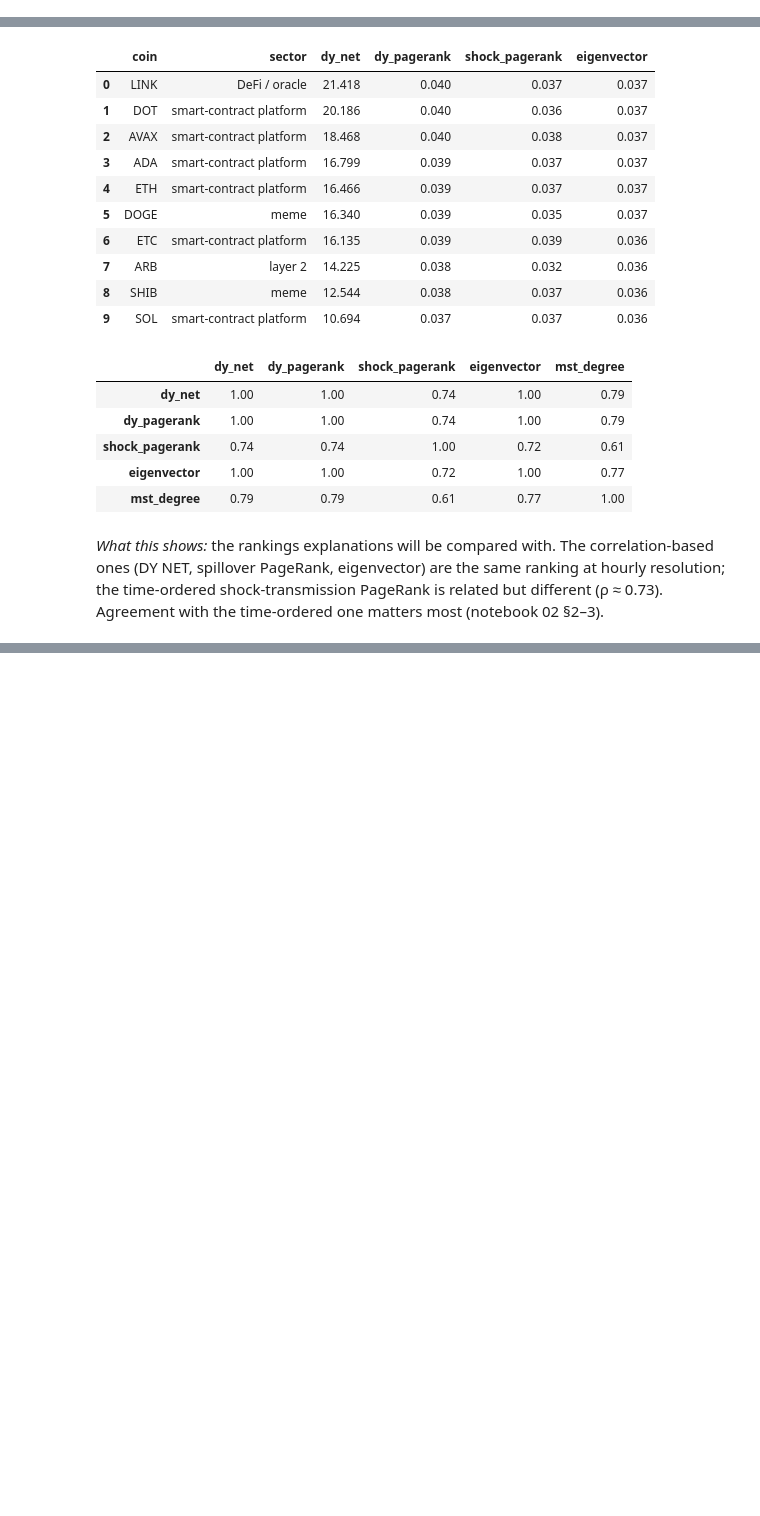
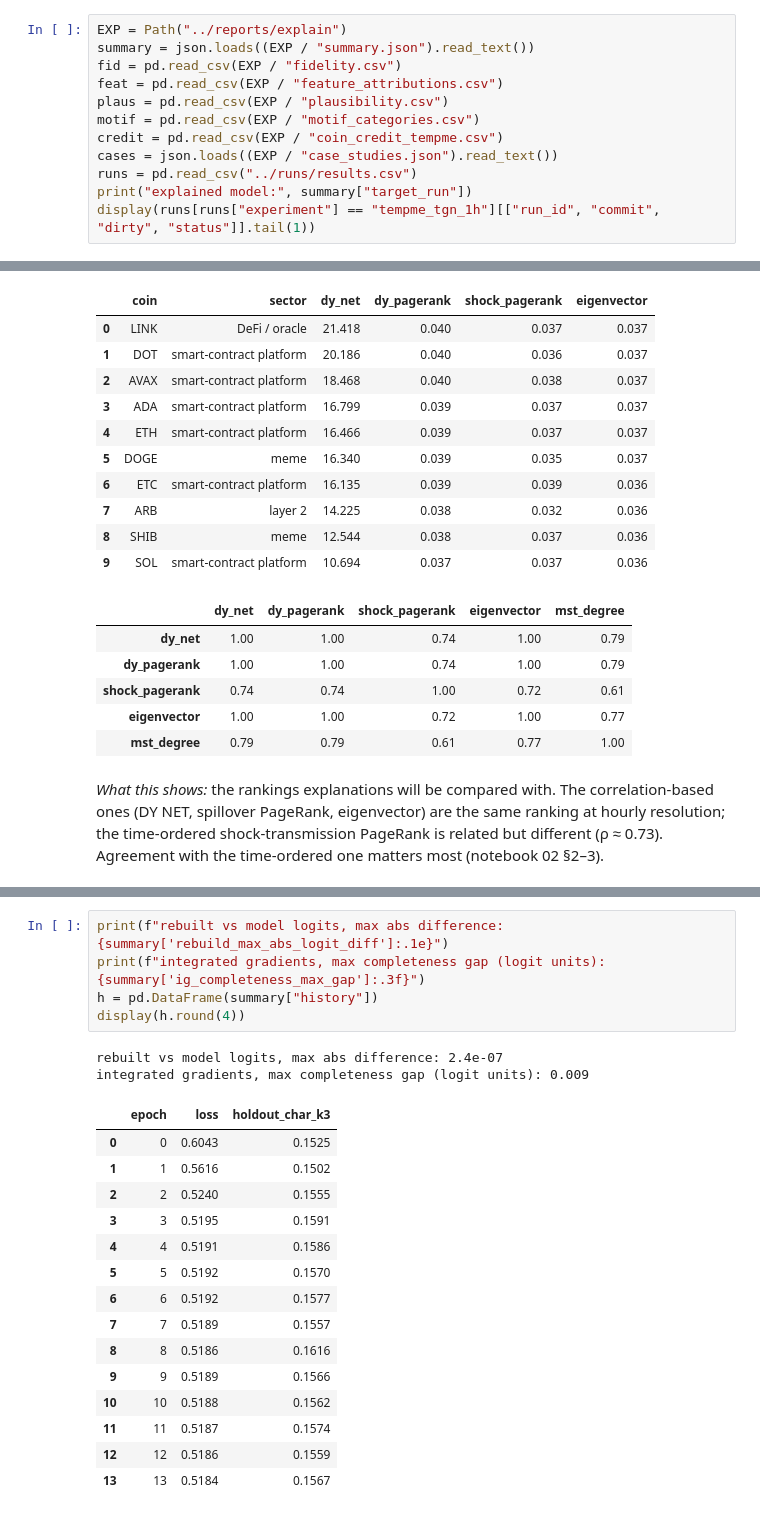
Before and after one commit to da-ksh-esh/CryptoGraph, a Jupyter notebook: notebooks/04_tempme_explanations.ipynb, the cells around one changed output, grey strips where cells are left out. Saved outputs shown, nothing was run; the diff lists cells and outputs as text; blank space fills up the shorter version.

```diff
--- a/notebooks/04_tempme_explanations.ipynb
+++ b/notebooks/04_tempme_explanations.ipynb
@@ -26,3 +36,15 @@ import plotly.io as pio
 pio.renderers.default = "plotly_mimetype+notebook_connected"
 pio.templates.default = "plotly_dark"
 V2 = "../data/processed/v2"
+# %%
+EXP = Path("../reports/explain")
+summary = json.loads((EXP / "summary.json").read_text())
+fid = pd.read_csv(EXP / "fidelity.csv")
+feat = pd.read_csv(EXP / "feature_attributions.csv")
+plaus = pd.read_csv(EXP / "plausibility.csv")
+motif = pd.read_csv(EXP / "motif_categories.csv")
+credit = pd.read_csv(EXP / "coin_credit_tempme.csv")
+cases = json.loads((EXP / "case_studies.json").read_text())
+runs = pd.read_csv("../runs/results.csv")
+print("explained model:", summary["target_run"])
+display(runs[runs["experiment"] == "tempme_tgn_1h"][["run_id", "commit", "dirty", "status"]].tail(1))
@@ -71,0 +93,23 @@ PageRank is related but different (ρ ≈ 0.73). Agreement with the time-ordered
+# %%
+print(f"rebuilt vs model logits, max abs difference: {summary['rebuild_max_abs_logit_diff']:.1e}")
+print(f"integrated gradients, max completeness gap (logit units): {summary['ig_completeness_max_gap']:.3f}")
+h = pd.DataFrame(summary["history"])
+display(h.round(4))
+# %% [output]
+rebuilt vs model logits, max abs difference: 2.4e-07
+integrated gradients, max completeness gap (logit units): 0.009
+|  | epoch | loss | holdout_char_k3 |
+| 0 | 0 | 0.6043 | 0.1525 |
+| 1 | 1 | 0.5616 | 0.1502 |
+| 2 | 2 | 0.5240 | 0.1555 |
+| 3 | 3 | 0.5195 | 0.1591 |
+| 4 | 4 | 0.5191 | 0.1586 |
+| 5 | 5 | 0.5192 | 0.1570 |
+| 6 | 6 | 0.5192 | 0.1577 |
+| 7 | 7 | 0.5189 | 0.1557 |
+| 8 | 8 | 0.5186 | 0.1616 |
+| 9 | 9 | 0.5189 | 0.1566 |
+| 10 | 10 | 0.5188 | 0.1562 |
+| 11 | 11 | 0.5187 | 0.1574 |
+| 12 | 12 | 0.5186 | 0.1559 |
+| 13 | 13 | 0.5184 | 0.1567 |
```
Also changed, not shown: parts of 24 cells of this notebook, 8 other files.
